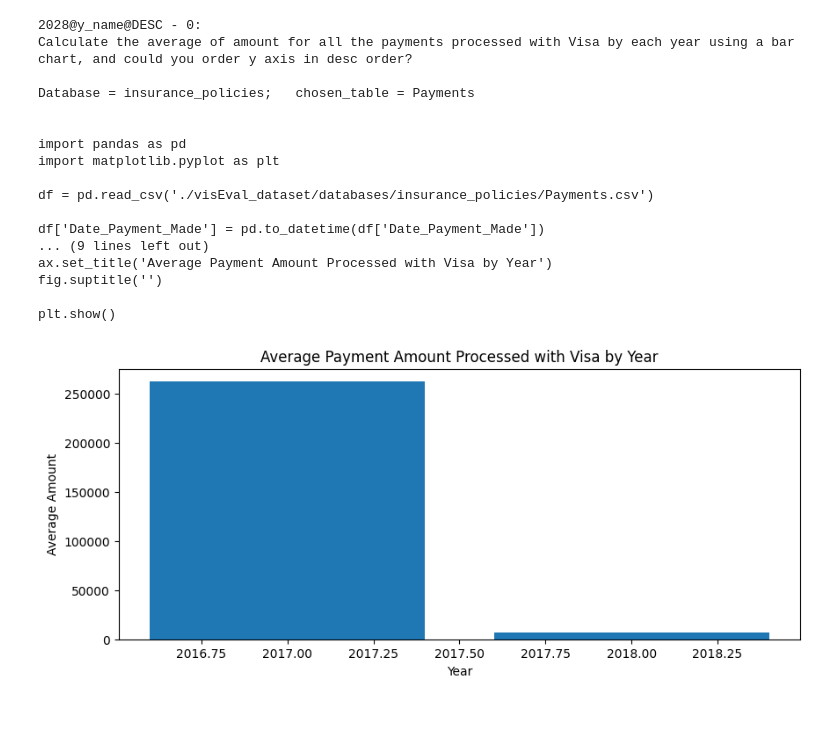
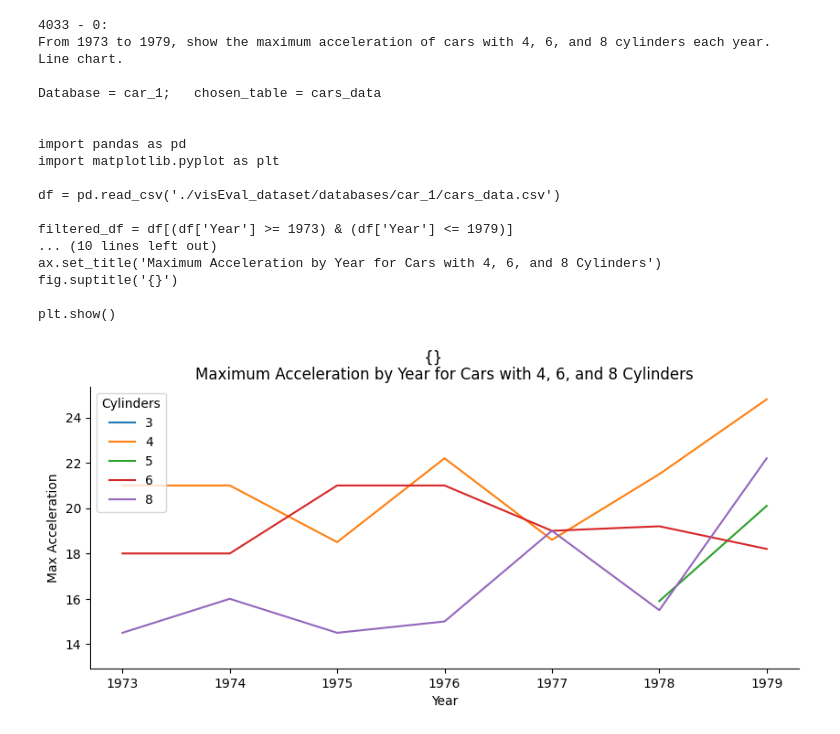
Before and after one commit to kerrymushroom/capstone, a Jupyter notebook: findRule/original.ipynb, the cells around one changed output. Saved outputs shown, nothing was run; the diff lists cells and outputs as text; code cells hidden in the pictures.

Commit message:
Update data check code

```diff
--- a/findRule/original.ipynb
+++ b/findRule/original.ipynb
@@ -2,23 +2,23 @@
 from gptTest import run_visEval
 key = "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"
 # %%
-run_visEval('2028@y_name@DESC', 0, key)
+run_visEval('4033', 0, key)
 # %% [output]
-2028@y_name@DESC - 0:
-Calculate the average of amount for all the payments processed with Visa by each year using a bar chart, and could you order y axis in desc order?
+4033 - 0:
+From 1973 to 1979, show the maximum acceleration of cars with 4, 6, and 8 cylinders each year. Line chart.
 
-Database = insurance_policies;   chosen_table = Payments
+Database = car_1;   chosen_table = cars_data
 
 
 import pandas as pd
 import matplotlib.pyplot as plt
 
-df = pd.read_csv('./visEval_dataset/databases/insurance_policies/Payments.csv')
+df = pd.read_csv('./visEval_dataset/databases/car_1/cars_data.csv')
 
-df['Date_Payment_Made'] = pd.to_datetime(df['Date_Payment_Made'])
-... (9 lines left out)
-ax.set_title('Average Payment Amount Processed with Visa by Year')
-fig.suptitle('')
+filtered_df = df[(df['Year'] >= 1973) & (df['Year'] <= 1979)]
+... (10 lines left out)
+ax.set_title('Maximum Acceleration by Year for Cars with 4, 6, and 8 Cylinders')
+fig.suptitle('{}')
 
 plt.show()
-[figure, old version]
+[figure, new version]
```
Also changed, not shown: 7 other files.
